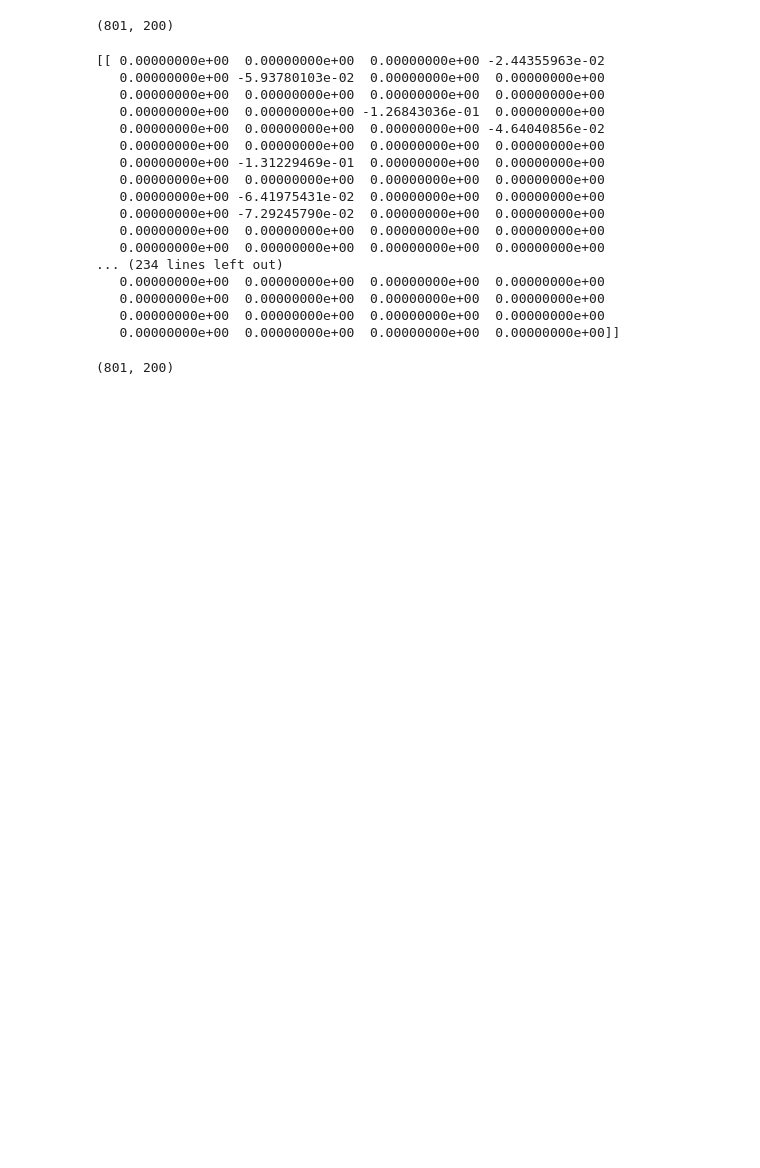
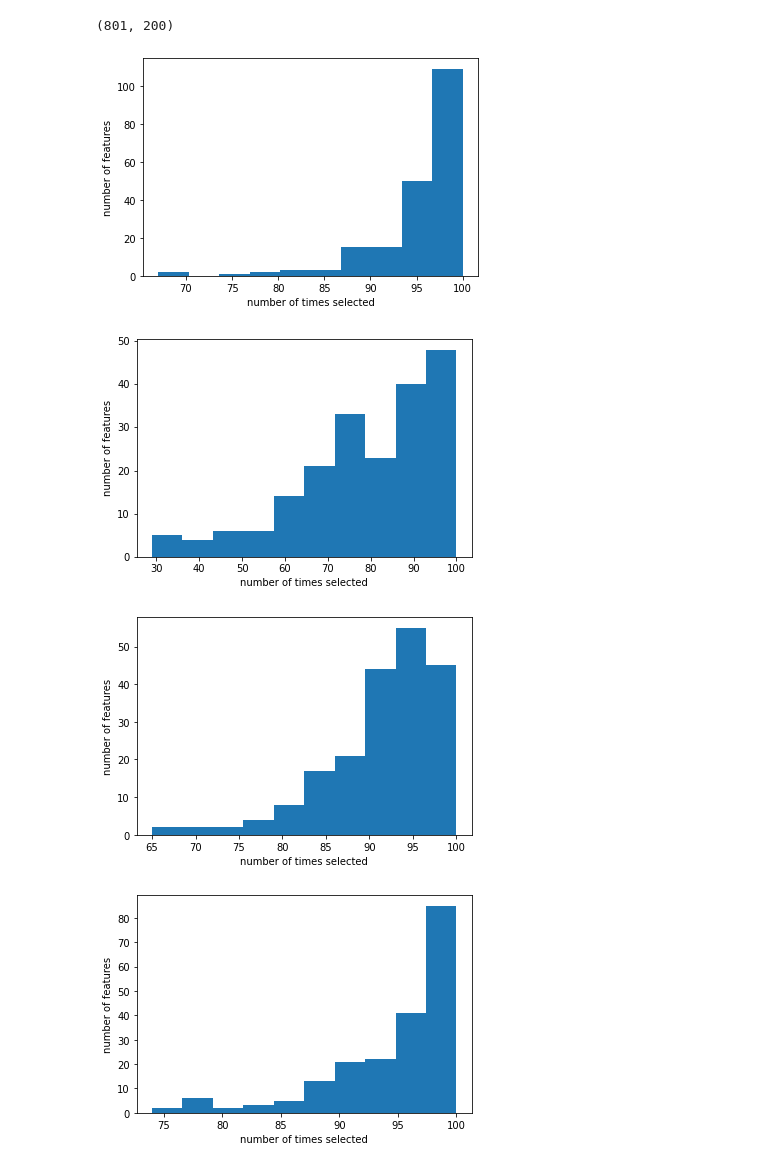
Before and after one commit to antonsandberg/Big-Data, a Jupyter notebook: Project3.ipynb, the cells around one changed output. Cells and saved outputs as stored; diff of their text form; code cells hidden in the pictures; blank space fills up the shorter version.

```diff
--- a/Project3.ipynb
+++ b/Project3.ipynb
@@ -310,7 +303,7 @@ n_folds = 5
 # scoring can be anything from sklearn.metrics
 # import sklearn
 # sorted(sklearn.metrics.SCORERS.keys())
-lr = LogisticRegressionCV(Cs=hp, cv=n_folds, scoring='f1', penalty='l1',
+lr_cv = LogisticRegressionCV(Cs=hp, cv=n_folds, scoring='f1', penalty='l1',
                         multi_class='ovr', solver='liblinear', intercept_scaling=10000).fit(trimmed_data, labeled_data_df['Class'])
 # %%
 labels = ['PRAD', 'LUAD', 'BRCA', 'KIRC', 'COAD']
@@ -329,29 +326,31 @@ for cl in labels:
 # %%
-# print(C_max, C_1se)
-# M = 10 # 50
-# for m in M:
-#     samples = np.random.choice(range(len(trimmed_data)), len(trimmed_data))
-#     cb = np.array([trimmed_data[dp] for dp in samples])
-    # LogisticRegression(C=C_max, penalty='l1', multi_class='ovr', solver='liblinear', intercept_scaling=10000)
+M = 100
+total_selected_features_est = np.zeros([5, 200])
+for _ in range(M):
+    samples = np.random.choice(range(len(trimmed_data)), len(trimmed_data))
+    cb_data = np.array([trimmed_data[dp] for dp in samples])
+    cb_labels = np.array([labeled_data_df['Class'][dp] for dp in samples])
+    lr = LogisticRegression(C=C_max, penalty='l1', multi_class='ovr', solver='liblinear', intercept_scaling=10000).fit(cb_data, cb_labels)
+    beta_est = lr.coef_
+    selected_features_est = deepcopy(beta_est)
+    for i, _ in enumerate(beta_est):
+        non_zero_idx = np.nonzero(beta_est[i])[0]
+        selected_features_est[i][non_zero_idx] = 1
+    total_selected_features_est += selected_features_est
-# %% [output]
-[[ 0.00000000e+00  0.00000000e+00  0.00000000e+00 -2.44355963e-02
-   0.00000000e+00 -5.93780103e-02  0.00000000e+00  0.00000000e+00
-   0.00000000e+00  0.00000000e+00  0.00000000e+00  0.00000000e+00
-   0.00000000e+00  0.00000000e+00 -1.26843036e-01  0.00000000e+00
-   0.00000000e+00  0.00000000e+00  0.00000000e+00 -4.64040856e-02
-   0.00000000e+00  0.00000000e+00  0.00000000e+00  0.00000000e+00
-   0.00000000e+00 -1.31229469e-01  0.00000000e+00  0.00000000e+00
-   0.00000000e+00  0.00000000e+00  0.00000000e+00  0.00000000e+00
-   0.00000000e+00 -6.41975431e-02  0.00000000e+00  0.00000000e+00
-   0.00000000e+00 -7.29245790e-02  0.00000000e+00  0.00000000e+00
-   0.00000000e+00  0.00000000e+00  0.00000000e+00  0.00000000e+00
-   0.00000000e+00  0.00000000e+00  0.00000000e+00  0.00000000e+00
-... (234 lines left out)
-   0.00000000e+00  0.00000000e+00  0.00000000e+00  0.00000000e+00
-   0.00000000e+00  0.00000000e+00  0.00000000e+00  0.00000000e+00
-   0.00000000e+00  0.00000000e+00  0.00000000e+00  0.00000000e+00
-   0.00000000e+00  0.00000000e+00  0.00000000e+00  0.00000000e+00]]
-# %%
-print(cb.shape)
-# %% [output]
-(801, 200)
+# %%
+for i in range(len(labels)):
+    plt.figure(i)
+    plt.hist(total_selected_features_est[i])
+    plt.xlabel('number of times selected')
+    plt.ylabel('number of features')
+
+for i in range(len(labels)):
+    plt.figure(5)
+    plt.hist(total_selected_features_est[i])
+    plt.xlabel('number of times selected')
+    plt.ylabel('number of features')
+# %% [output]
+[figure, added]
+[figure, added]
+[figure, added]
+[figure, added]
```
Also changed, not shown: parts of 8 cells of this notebook.
